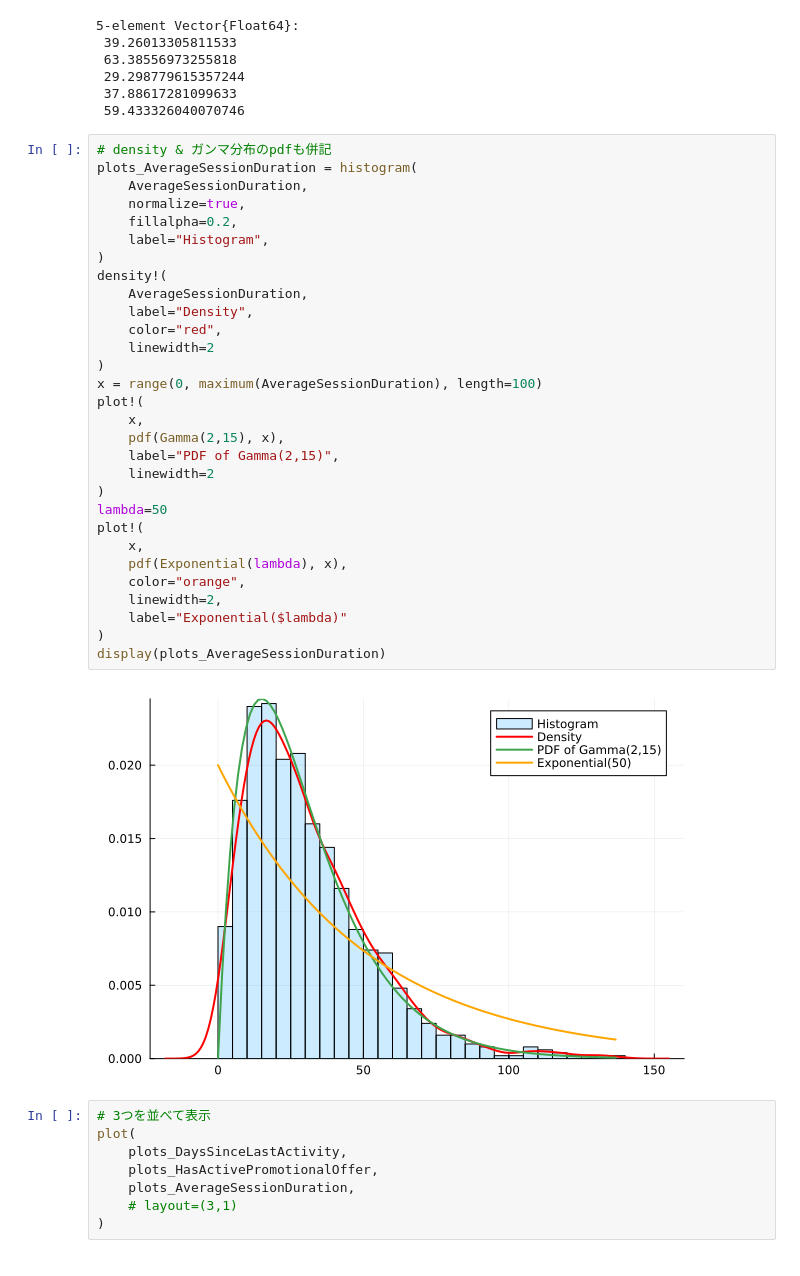
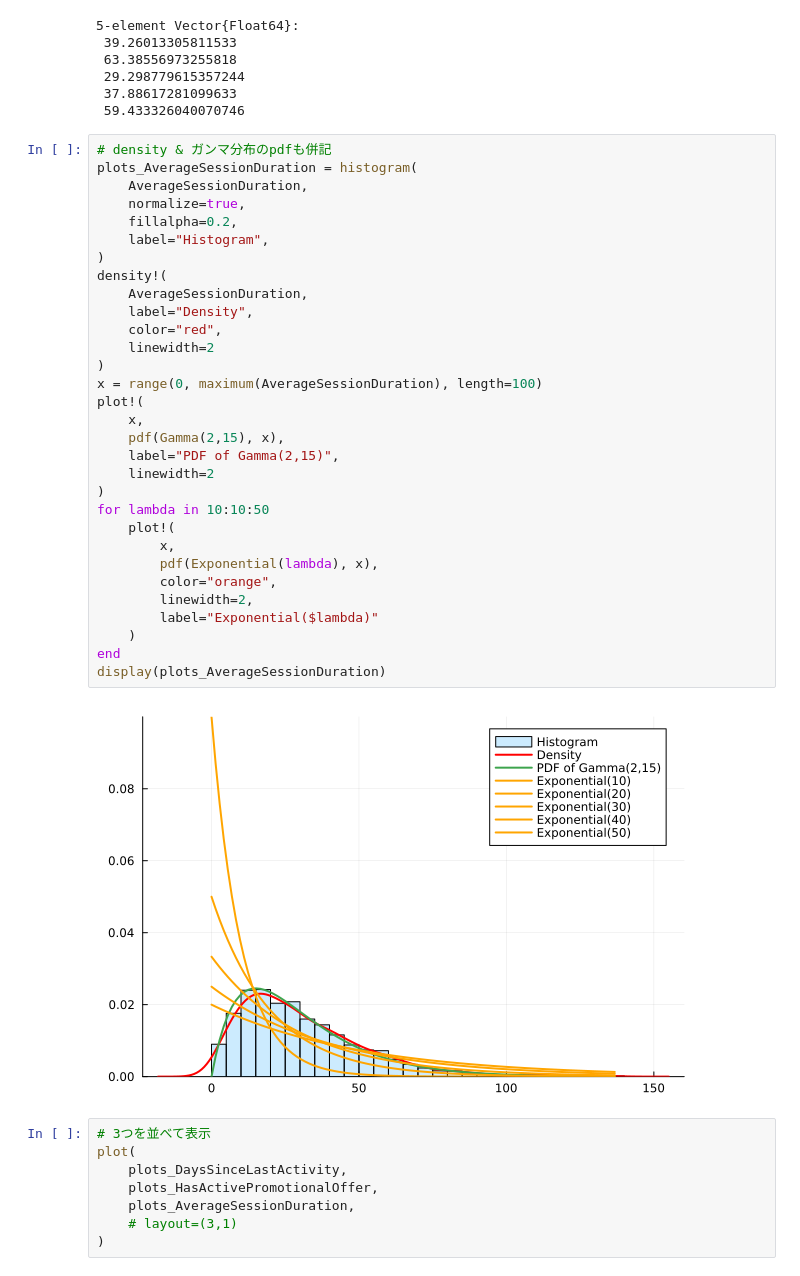
Before and after one commit to tndd/Mymljl, a Jupyter notebook: src/011_prac_self_model.ipynb, the cells around one changed output. Cells and saved outputs as stored; diff of their text form.

Commit message:
lambda=10で良さそう 再生時間のピークを過ぎるのが大体１０だからこんなものか

```diff
--- a/src/011_prac_self_model.ipynb
+++ b/src/011_prac_self_model.ipynb
@@ -168,35 +168,36 @@ display(first(AverageSessionDuration, 5))
 # %%
 # density & ガンマ分布のpdfも併記
 plots_AverageSessionDuration = histogram(
     AverageSessionDuration,
     normalize=true,
     fillalpha=0.2,
     label="Histogram",
 )
 density!(
     AverageSessionDuration,
     label="Density",
     color="red",
     linewidth=2
 )
 x = range(0, maximum(AverageSessionDuration), length=100)
 plot!(
     x,
     pdf(Gamma(2,15), x),
     label="PDF of Gamma(2,15)",
     linewidth=2
 )
-lambda=50
-plot!(
-    x,
-    pdf(Exponential(lambda), x),
-    color="orange",
-    linewidth=2,
-    label="Exponential($lambda)"
-)
+for lambda in 10:10:50
+    plot!(
+        x,
+        pdf(Exponential(lambda), x),
+        color="orange",
+        linewidth=2,
+        label="Exponential($lambda)"
+    )
+end
 display(plots_AverageSessionDuration)
 # %% [output]
-[figure, old version]
+[figure, new version]
 # %%
 # 3つを並べて表示
 plot(
```
